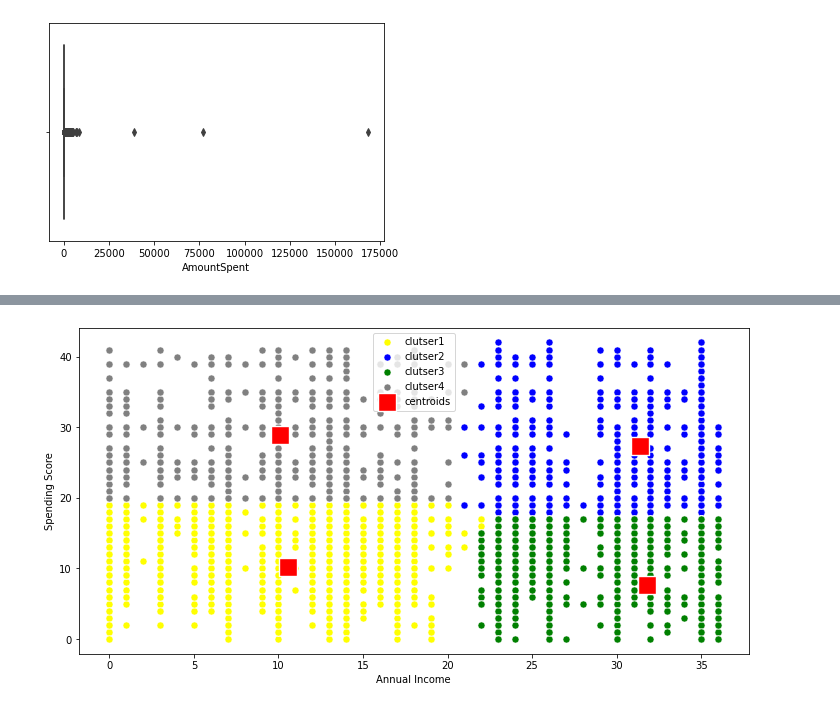
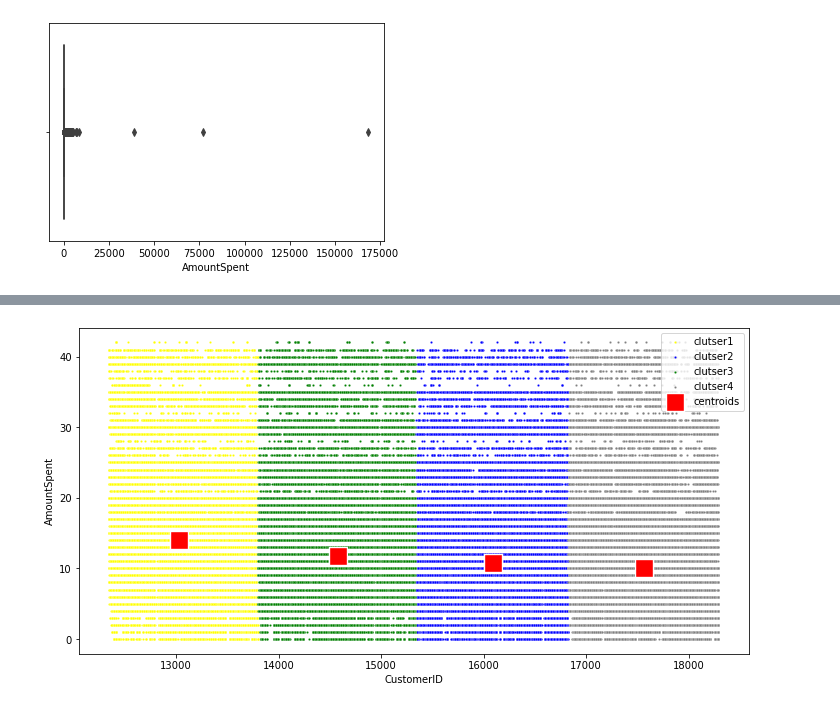
Before and after one commit to bhavesh-1995/fireblazework, a Jupyter notebook: fireblaze work/project2/Customer Segmentation/Customer Segmentation.ipynb, the cells around one changed output, grey strips where cells are left out. Saved outputs shown, nothing was run; the diff lists cells and outputs as text; code cells hidden in the pictures.

```diff
--- a/fireblaze work/project2/Customer Segmentation/Customer Segmentation.ipynb
+++ b/fireblaze work/project2/Customer Segmentation/Customer Segmentation.ipynb
@@ -183,11 +311,16 @@ df=df.drop(columns=['CustomerID','InvDay','InvTime',])
 # %%
-# convert amont spent to int
+# convert amount spent to int
 df['AmountSpent']=df['AmountSpent'].astype('int64')
+df['UnitPrice']=df['UnitPrice'].astype(int)
+df['CustomerID']=df['CustomerID'].astype('int64')
 # %%
 from sklearn.preprocessing import LabelEncoder
 le=LabelEncoder()
 # %%
+df['itm_description']=le.fit_transform(df['Description'])
 df['Country']=le.fit_transform(df['Country'])
+# %%
+df=df.drop(columns=['StockCode','Description','InvDay','InvTime','month','day'])
 # %%
 df.head()
 # %% [output]
@@ -206,5 +339,5 @@ df.shape
 # %%
-X = df.iloc[:,[2,3]].values
+X = df[['CustomerID','AmountSpent']].values
 # %%
 X
 # %% [output]
@@ -249,19 +382,19 @@ array([2, 1, 1, ..., 1, 1, 0])
 # %%
 #visualisuing the clusters
 plt.figure(figsize=(12,6))
 
-sns.scatterplot(data = X, x = X[y_means==0,0],y = X[y_means==0,1], color='yellow', label='clutser1',s=50)
-sns.scatterplot(data = X, x = X[y_means==1,0],y = X[y_means==1,1], color='blue', label='clutser2',s=50)
-sns.scatterplot(data = X, x = X[y_means==2,0],y = X[y_means==2,1], color='green', label='clutser3',s=50)
-sns.scatterplot(data = X, x = X[y_means==3,0],y = X[y_means==3,1], color='grey', label='clutser4',s=50)
+sns.scatterplot(data = X, x = X[y_means==0,0],y = X[y_means==0,1], color='yellow', label='clutser1',s=5)
+sns.scatterplot(data = X, x = X[y_means==1,0],y = X[y_means==1,1], color='blue', label='clutser2',s=5)
+sns.scatterplot(data = X, x = X[y_means==2,0],y = X[y_means==2,1], color='green', label='clutser3',s=5)
+sns.scatterplot(data = X, x = X[y_means==3,0],y = X[y_means==3,1], color='grey', label='clutser4',s=5)
 # sns.scatterplot(data = X, x = X[y_means==4,0],y = X[y_means==4,1], color='orange', label='clutser5',s=50)
 
 sns.scatterplot(data=X,x=kmeans.cluster_centers_[:,0], y=kmeans.cluster_centers_[:,1], color='red',label='centroids', s=300, marker=',')
-plt.xlabel('Annual Income')
-plt.ylabel('Spending Score')
+plt.xlabel('CustomerID')
+plt.ylabel('AmountSpent')
 plt.show()
 # %% [output]
-[figure, old version]
+[figure, new version]
 # %%
 from sklearn.metrics import silhouette_score
 silhouette_score(X, kmeans.labels_ , metric='euclidean')
```
Also changed, not shown: parts of 35 cells of this notebook, 19 other files.
